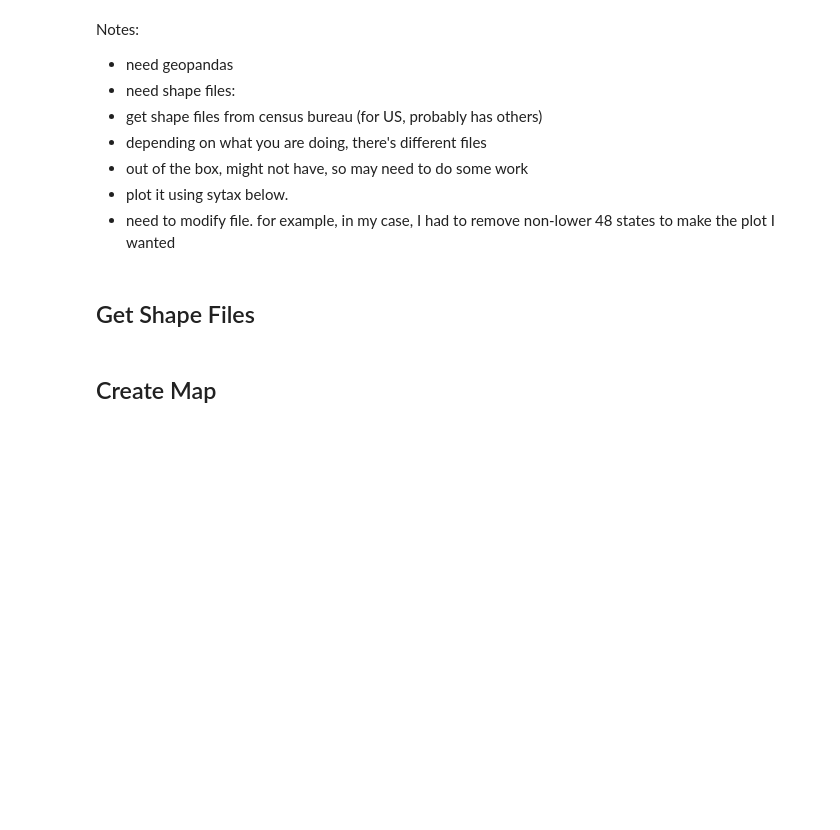
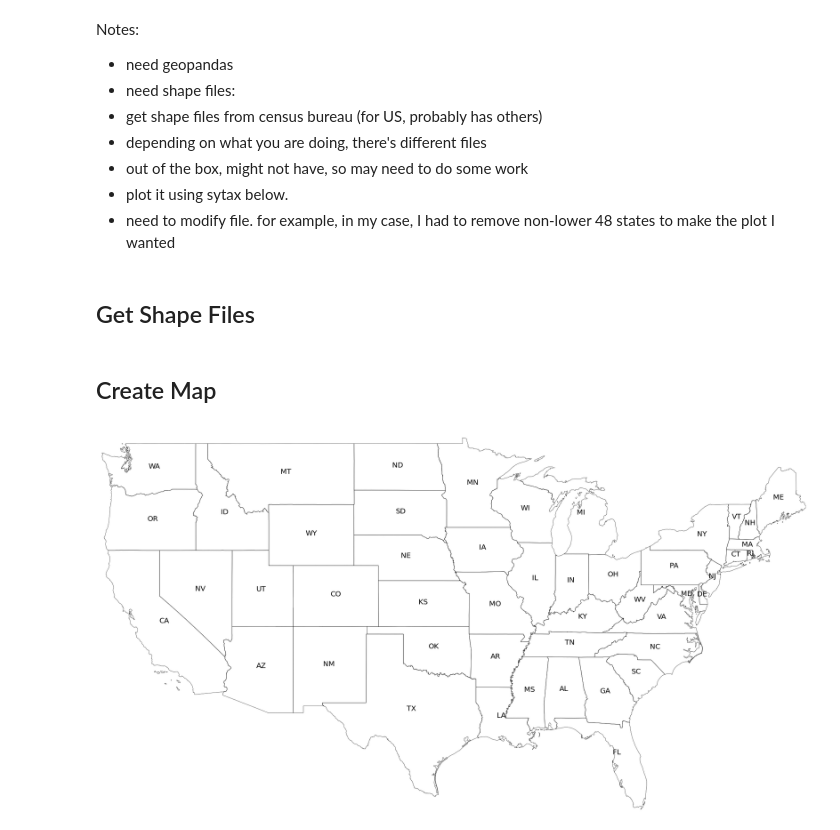
Before and after one commit to meninder/JupyterNotebooks, a Jupyter notebook: GeoPandas_Example.ipynb, the cells around one changed output. Saved outputs shown, nothing was run; the diff lists cells and outputs as text; code cells hidden in the pictures; blank space fills up the shorter version.

Commit message:
updating us maps nb to contain images

```diff
--- a/GeoPandas_Example.ipynb
+++ b/GeoPandas_Example.ipynb
@@ -38,20 +39,24 @@ states = gpd.read_file(fn)
 states_remove = ['HI', 'VI', 'DC', 'GU', 'MP', 'AS', 'PR', 'AK']
 states = states[~states['STUSPS'].isin(states_remove)]
 # %%
-fig = plt.figure(1, figsize=(30,30))
+fig = plt.figure(1, figsize=(30,15))
 ax = fig.add_subplot()
 
 states.boundary.plot(ax=ax, color='Black', linewidth=.6)
 states.apply(lambda x: ax.annotate(text=x.STUSPS,
                                    xy=x.geometry.centroid.coords[0],
                                    ha='center',
                                    fontsize=20),
              axis=1)
 
 #zoom in on lower 48 by trial and error
 ax.set_xlim(-125,-67)
 ax.set_ylim(25, 50)
 
 #final touches
 plt.axis('off')
 plt.tight_layout()
+
+fig.savefig('US_Map.png', facecolor='w')
+# %% [output]
+[figure, added]
```
Also changed, not shown: parts of 2 cells of this notebook.
